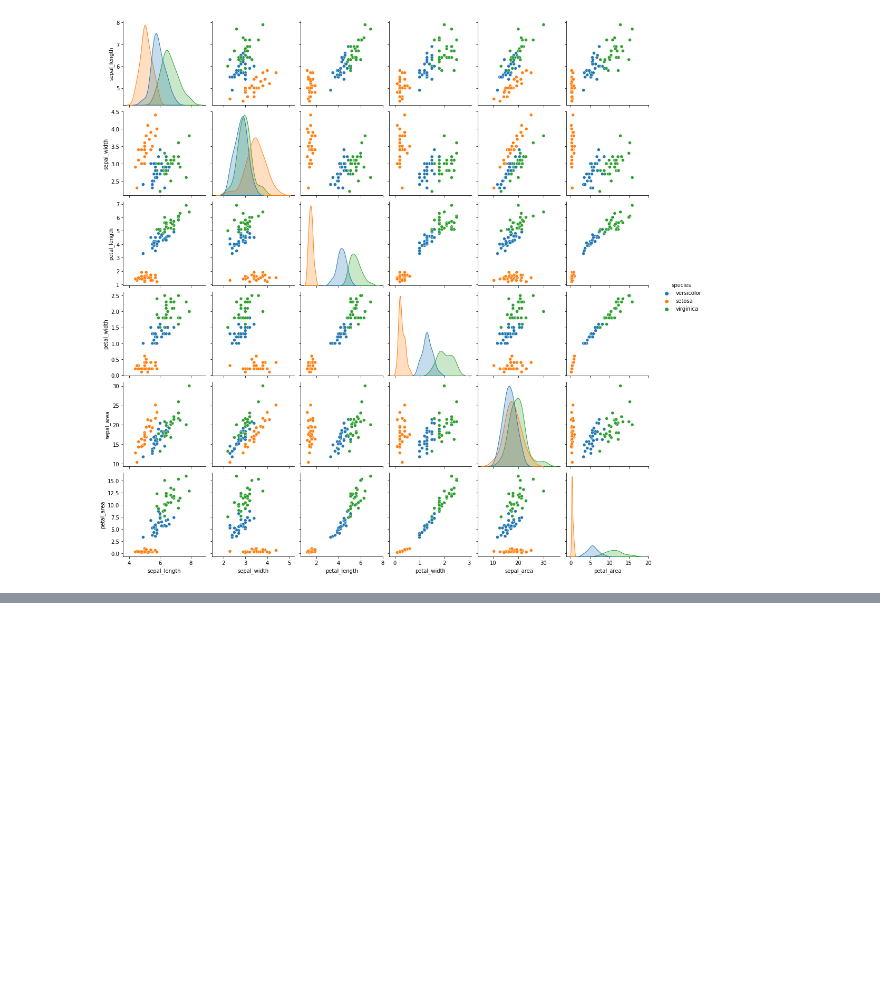
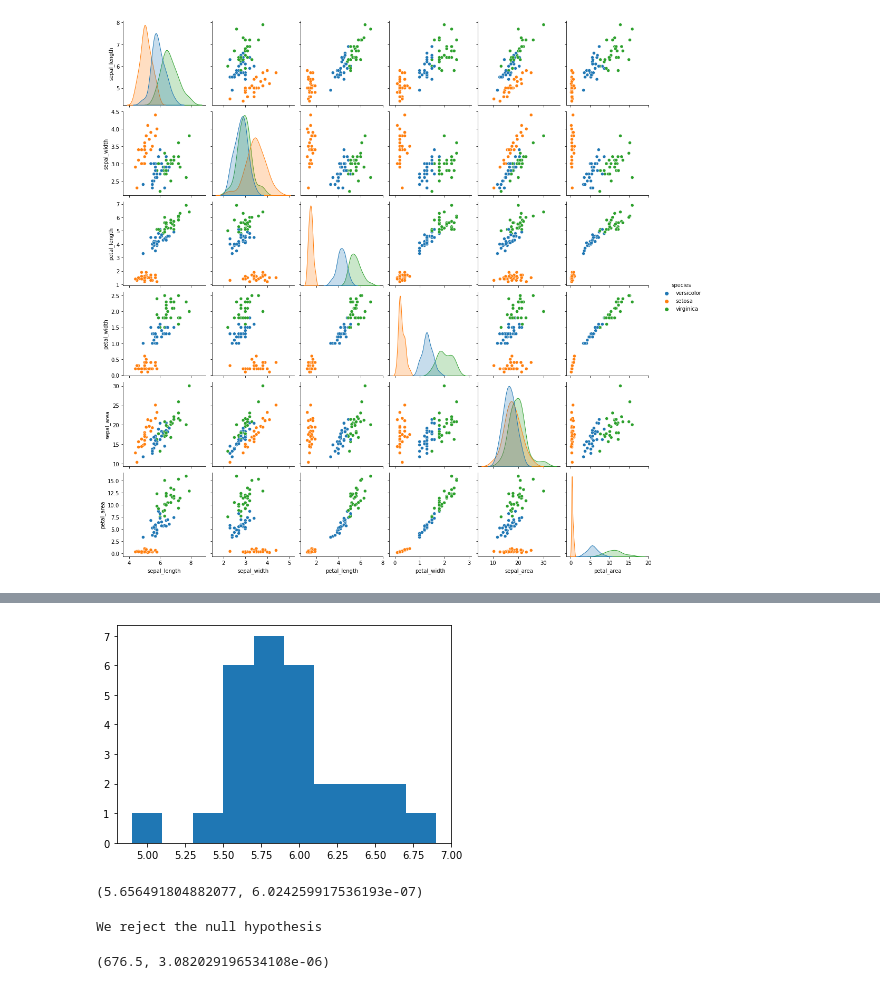
Before and after one commit to Olivert75/classification-exercises, a Jupyter notebook: classification_exercises.ipynb, the cells around one changed output, grey strips where cells are left out. Saved outputs shown, nothing was run; the diff lists cells and outputs as text; code cells hidden in the pictures; blank space fills up the shorter version.

```diff
--- a/classification_exercises.ipynb
+++ b/classification_exercises.ipynb
@@ -914,0 +926,7 @@ sns.pairplot(data=dropped_train, hue='species')
+# %%
+#Versicolor
+y.hist()
+plt.grid(False)
+plt.show()
+# %% [output]
+[figure, added]
@@ -914,0 +940,18 @@ sns.pairplot(data=dropped_train, hue='species')
+# %%
+α = 0.05
+t, p = stats.ttest_ind(virginica, versicolor)
+t,p
+# %% [output]
+(5.656491804882077, 6.024259917536193e-07)
+# %%
+if (p < α):
+    print("We reject the null hypothesis")
+else:
+    print("We fail to reject the null hypothesis")
+# %% [output]
+We reject the null hypothesis
+# %%
+stat, p = stats.mannwhitneyu(virginica,versicolor)
+stat, p
+# %% [output]
+(676.5, 3.082029196534108e-06)
```
Also changed, not shown: parts of 9 cells of this notebook.
